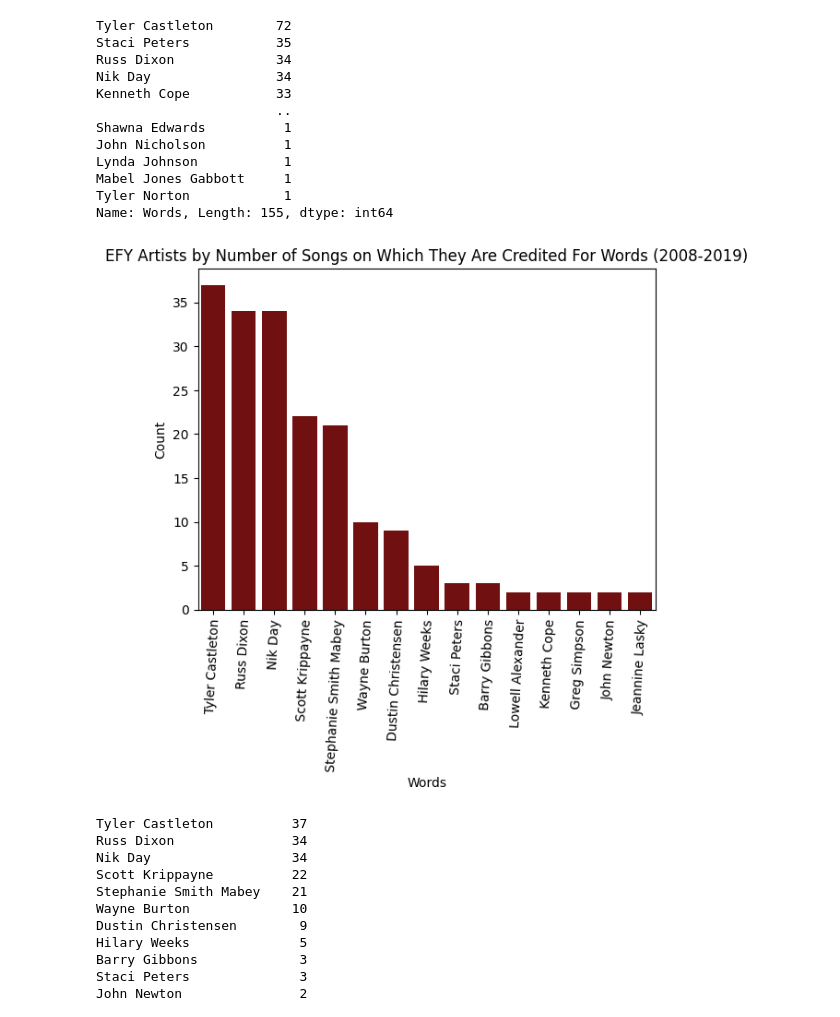
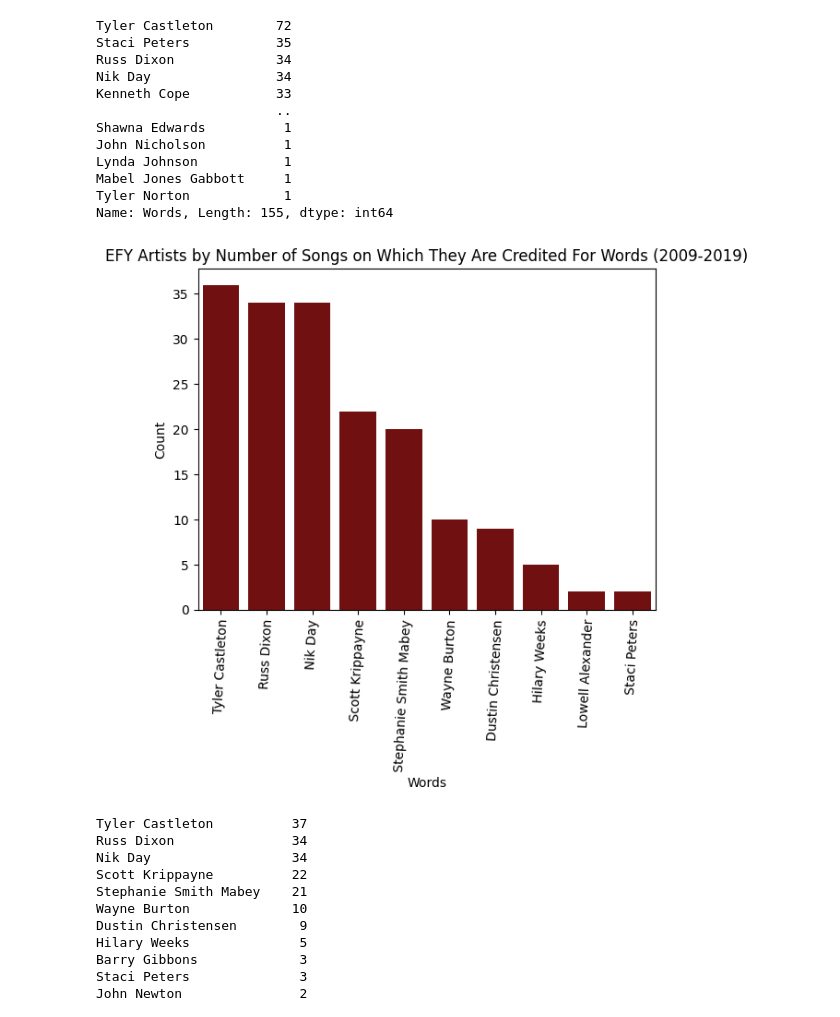
Before and after one commit to MatthewZollinger/EFY-Album-Data, a Jupyter notebook: EFY EDA.ipynb, the cells around one changed output. Drawn from its saved outputs; the diff is of its cells as text; code cells hidden in the pictures.

```diff
--- a/EFY EDA.ipynb
+++ b/EFY EDA.ipynb
@@ -142,12 +131,12 @@ Mabel Jones Gabbott     1
 Tyler Norton            1
 Name: Words, Length: 155, dtype: int64
 # %%
-limits = pd.DataFrame(efy_tidy[efy_tidy["Year"] > 2007]["Words"].value_counts() > 1).reset_index()
+limits = pd.DataFrame(efy_tidy[efy_tidy["Year"] > 2008]["Words"].value_counts() > 1).reset_index()
 limits = limits[limits["Words"] == True]["index"]
-sns.countplot(data = efy_tidy[(efy_tidy["Words"].isin(limits)) & (efy_tidy["Year"] > 2007)], x = "Words", orient = "v", color = "maroon", order = limits)
+sns.countplot(data = efy_tidy[(efy_tidy["Words"].isin(limits)) & (efy_tidy["Year"] > 2008)], x = "Words", orient = "v", color = "maroon", order = limits)
 plt.xticks(rotation = 87)
 plt.ylabel("Count")
-plt.title("EFY Artists by Number of Songs on Which They Are Credited For Words (2008-2019)");
+plt.title("EFY Artists by Number of Songs on Which They Are Credited For Words (2009-2019)");
 # %% [output]
-[figure, old version]
+[figure, new version]
 # %%
```
Also changed, not shown: parts of 9 cells of this notebook.
